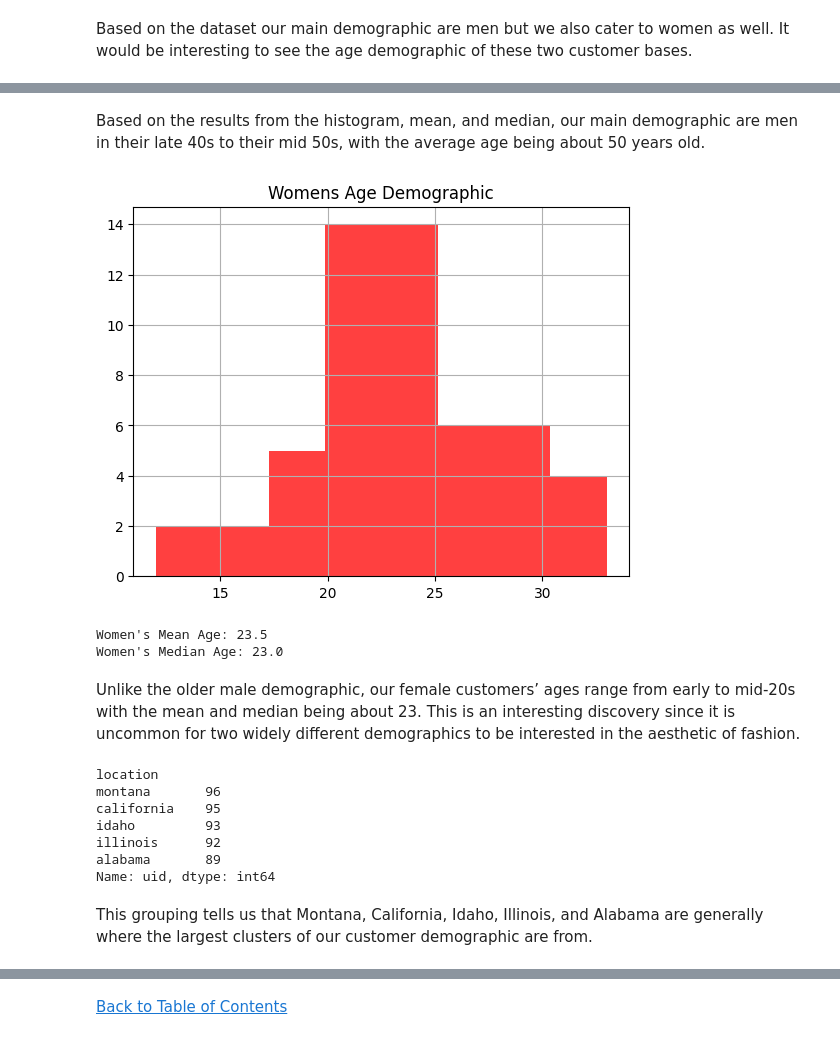
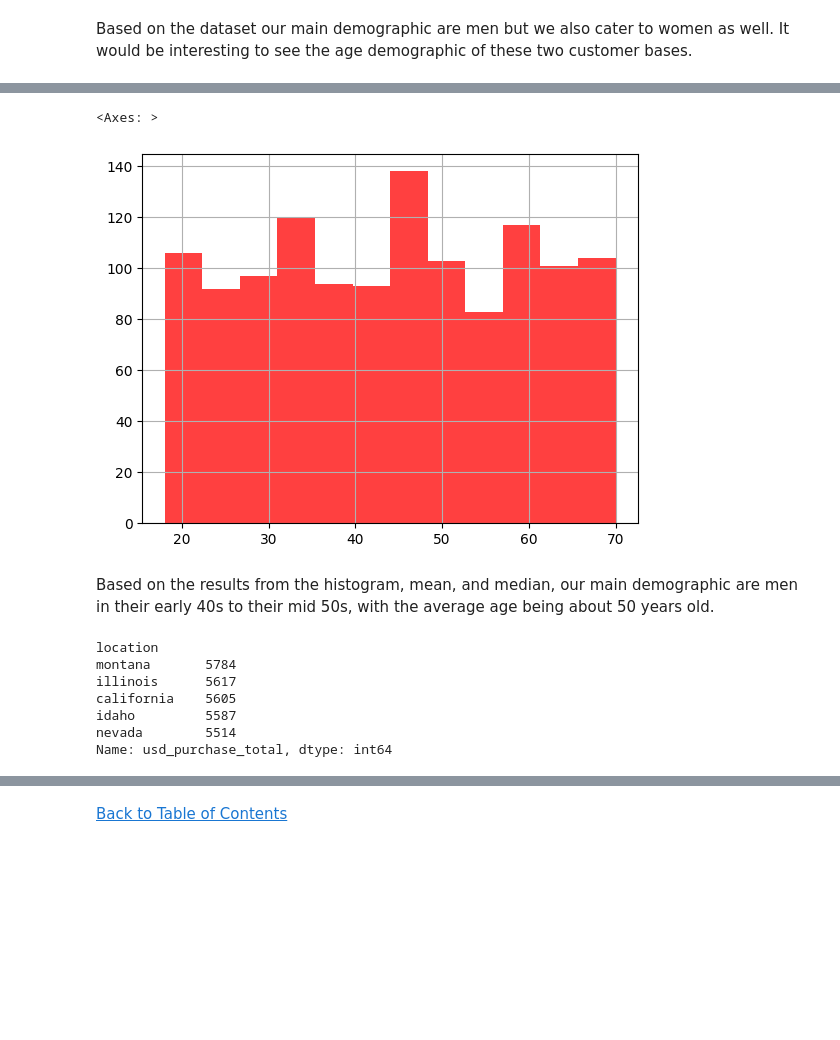
Before and after one commit to jasondo-da/shopping_behavior_analysis, a Jupyter notebook: shopping_behavior_analysis.ipynb, the cells around one changed output, grey strips where cells are left out. Drawn from its saved outputs; the diff is of its cells as text; code cells hidden in the pictures; blank space fills up the shorter version.

```diff
--- a/shopping_behavior_analysis.ipynb
+++ b/shopping_behavior_analysis.ipynb
@@ -554,32 +559,23 @@ Men's Median Age: 50.0
+# %%
+df[df['gender'] == 'female']['age'].hist(alpha=0.75,
+                                       bins='auto',
+                                       color='red')
+# %% [output]
+<Axes: >
+[figure, added]
 # %% [markdown]
-Based on the results from the histogram, mean, and median, our main demographic are men in their late 40s to their mid 50s, with the average age being about 50 years old.
+Based on the results from the histogram, mean, and median, our main demographic are men in their early 40s to their mid 50s, with the average age being about 50 years old.
-# %%
-# Now we perform the same analysis filtering for the female customers
-df[df['gender'] == 'female'].groupby('age').agg({'age':'count'}).hist(alpha=0.75,
-                                                                       bins='auto',
-                                                                       color='red')
-plt.title('Womens Age Demographic')
-plt.show()
-print('Women\'s Mean Age:', df[df['gender'] == 'female']['age'].value_counts().mean().round(1))
-print('Women\'s Median Age:', df[df['gender'] == 'female']['age'].value_counts().median())
-# %% [output]
-[figure, removed]
-Women's Mean Age: 23.5
-Women's Median Age: 23.0
-# %% [markdown]
-Unlike the older male demographic, our female customers’ ages range from early to mid-20s with the mean and median being about 23. This is an interesting discovery since it is uncommon for two widely different demographics to be interested in the aesthetic of fashion.
 # %%
-# To find where our target demographic order from, we first group the data by location. Then we count all the unique
-# customer IDs from each unique location, sort from largest to smallest, and get the top 10 states with the largest
-# concentration of our customer demographic.
-df.groupby('location')['uid'].count().sort_values(ascending=False).head(5)
+# To find where the largest group of our target demographic order from, we first group the data by
+# location and then find the total revenue generated from each location.
+# Then we sort the values from largest to smallest, and get the top 5 best performing states
+
+df.groupby('location')['usd_purchase_total'].sum().sort_values(ascending=False).head(5)
 # %% [output]
 location
-montana       96
-california    95
-idaho         93
-illinois      92
-alabama       89
-Name: uid, dtype: int64
+montana       5784
+illinois      5617
+california    5605
+idaho         5587
+nevada        5514
+Name: usd_purchase_total, dtype: int64
-# %% [markdown]
-This grouping tells us that Montana, California, Idaho, Illinois, and Alabama are generally where the largest clusters of our customer demographic are from.
```
Also changed, not shown: parts of 56 cells of this notebook.
